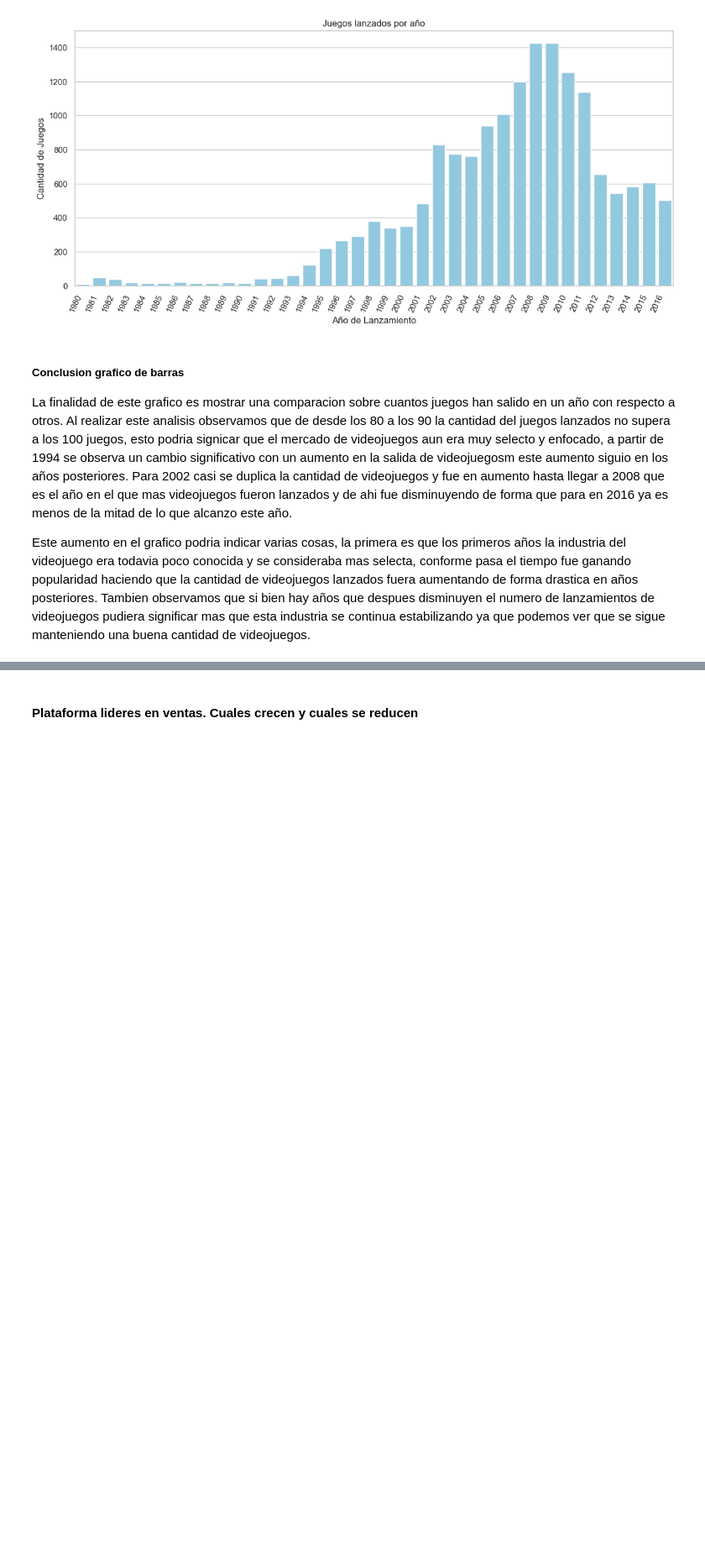
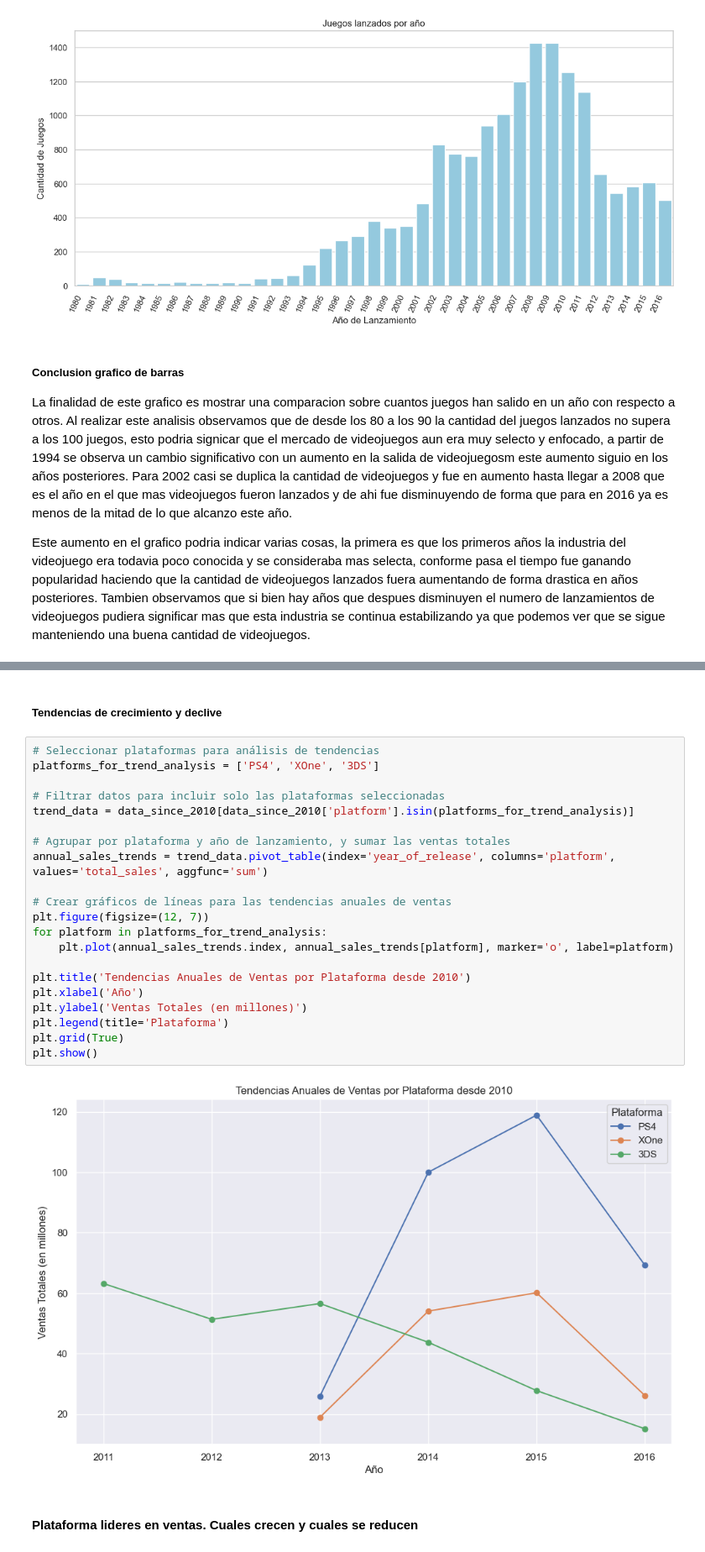
Before and after one commit to ErayFaSol/proyectosDataScience, a Jupyter notebook: proyecto6.ipynb, the cells around one changed output, grey strips where cells are left out. Shown: that part at 84% size. Drawn from its saved outputs; the diff is of its cells as text; blank space fills up the shorter version.

```diff
--- a/proyecto6.ipynb
+++ b/proyecto6.ipynb
@@ -315,2 +312,27 @@ None
+# %% [markdown]
+##### Tendencias de crecimiento y declive
+# %%
+# Seleccionar plataformas para análisis de tendencias
+platforms_for_trend_analysis = ['PS4', 'XOne', '3DS']
+
+# Filtrar datos para incluir solo las plataformas seleccionadas
+trend_data = data_since_2010[data_since_2010['platform'].isin(platforms_for_trend_analysis)]
+
+# Agrupar por plataforma y año de lanzamiento, y sumar las ventas totales
+annual_sales_trends = trend_data.pivot_table(index='year_of_release', columns='platform', values='total_sales', aggfunc='sum')
+
+# Crear gráficos de líneas para las tendencias anuales de ventas
+plt.figure(figsize=(12, 7))
+for platform in platforms_for_trend_analysis:
+    plt.plot(annual_sales_trends.index, annual_sales_trends[platform], marker='o', label=platform)
+
+plt.title('Tendencias Anuales de Ventas por Plataforma desde 2010')
+plt.xlabel('Año')
+plt.ylabel('Ventas Totales (en millones)')
+plt.legend(title='Plataforma')
+plt.grid(True)
+plt.show()
+# %% [output]
+[figure, added]
 # %% [markdown]
 #### Plataforma lideres en ventas. Cuales crecen y cuales se reducen
```
Also changed, not shown: parts of 20 cells of this notebook, 1 other file.
